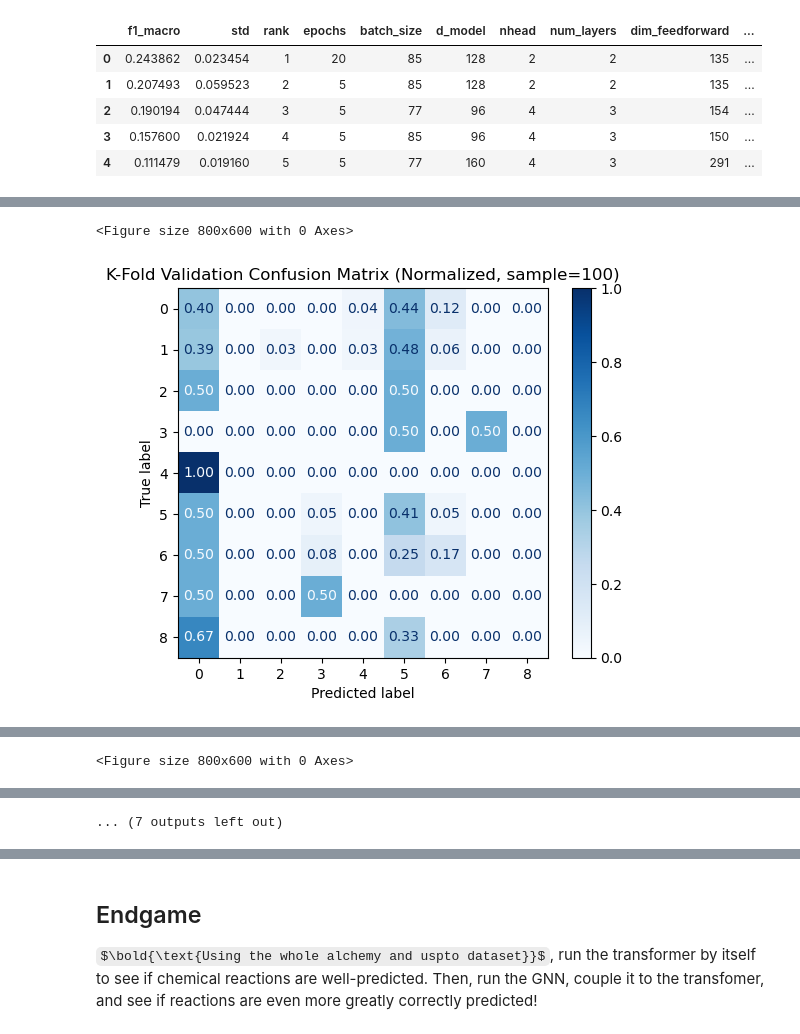
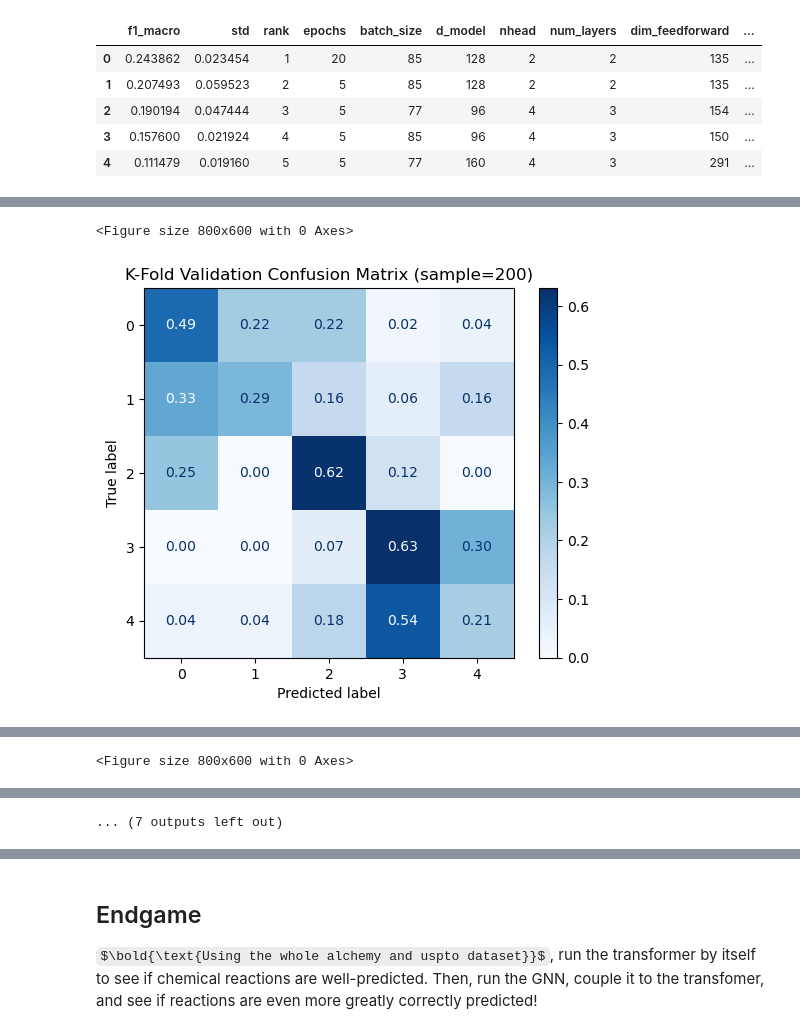
Before and after one commit to joshuatree-hub/Chem-C242-Final-Project-Organic-Reactions, a Jupyter notebook: gnn_development/gnn_and_transformer_final_draft.ipynb, the cells around one changed output, grey strips where cells are left out. Cells and saved outputs as stored; diff of their text form; code cells hidden in the pictures; some formulas as TeX source.

```diff
--- a/gnn_development/gnn_and_transformer_final_draft.ipynb
+++ b/gnn_development/gnn_and_transformer_final_draft.ipynb
@@ -560,7 +670,14 @@ else:
 Already saved graph_dataset and its featurizer.
 # %%
 if "graph_dataset" not in globals() or "featurizer" not in globals():
-    # pull out the calculation from storage
+
+    graph_dataset_path = "/Users/joshuahoang/Documents/Chem-C242-Final-Project-Organic-Reactions/gnn_development/cached_data/graph_dataset.pt"
+    graph_dataset = torch.load(graph_dataset_path) # this graph_dataset is quite large
+
+    featurizer_state_path = "/Users/joshuahoang/Documents/Chem-C242-Final-Project-Organic-Reactions/gnn_development/cached_data/featurizer_state.pt"
+    featurizer_state = torch.load(featurizer_state_path) # needs to be reconstructed below
+
+    # pull out the calculation from storage to make featurizer
     featurizer = AlchemyGraphFeaturizer(
     alchemy_elements=featurizer_state["alchemy_elements"],
     target_cols=featurizer_state["target_cols"],
@@ -1636,8 +1813,9 @@ for sample in [100, 500, 1000]:
             verbose=False,
             make_plots=False,   # disable internal plotting
             val_every=3,        # validate every 3 epochs
-            train_eval_every=3, # also evaluate train R² every 3 epochs
-            early_stopping_patience_epochs=15  # stop if val R² does not improve for ~15 epochs
+            train_eval_every=3, # also evaluate train r2 every 3 epochs
+            early_stopping_patience_epochs=15,  # stop if val R² does not improve for ~15 epochs
+            min_delta=1e-4
         )
 
         with open(cache_path, "wb") as f:
@@ -1770,2 +1988,0 @@ Class 10 only has 26 examples which is poor even if we reweight everything and i
-# %%
-reaction_types_df = reaction_types_df[reaction_types_df["category"] != 10].copy()
@@ -3632,25 +4231,26 @@ Loaded cached transformer search results.
 | 3 | 0.157600 | 0.021924 | 4 | 5 | 85 | 96 | 4 | 3 | 150 | ... |
 | 4 | 0.111479 | 0.019160 | 5 | 5 | 77 | 160 | 4 | 3 | 291 | ... |
 # %%
-for sample in [100, 500, 990]:
+for sample in [200, 500, 1000]:
 
-    cache_path = f"cached_data/transformer_kfold_sample_{sample}.pkl"
+    cache_path = f"cached_data/transformer_kfold_5class_sample_{sample}.pkl"
 
     if os.path.exists(cache_path):
         with open(cache_path, "rb") as f:
             results = pickle.load(f)
         print(f"\nLoaded cached results for sample={sample}")
+    else:
 
-    else:
         df_sample = stratified_sample_df(subset, n=sample, random_state=67)
 
         print(f"\nSample size = {sample}")
-        print(df_sample["category"].value_counts(normalize=True).sort_index())
+        print(df_sample["new_category"].value_counts(normalize=True).sort_index())
 
+        # tokenizer must be built on the dataframe being used
         tokenizer = ReactionTokenizer()
         tokenizer.build_vocab(df_sample)
 
-        # compute the longest reaction token sequence in this sample
+        # try to get the smallest max_len_seen param to make the end code faster
         max_len_seen = 0
         for _, row in df_sample.iterrows():
             tokens, _, _ = build_reaction_tokens(
@@ -3663,46 +4263,47 @@ for sample in [100, 500, 990]:
             max_len_seen = max(max_len_seen, len(tokens))
 
         results = KFoldCrossValidationTransformer(
-            model_class=ReactionTransformer,
-            df=df_sample,
-            tokenizer=tokenizer,
+        model_class=ReactionTransformer,
+        df=df_sample,
+        tokenizer=tokenizer,
 
-            include_gnn_vec=True,
-            k=3,
-            batch_size=85,
-            epochs=20,
-            lr=1.5e-3,
+        include_gnn_vec=True,
+        k=3,
+        batch_size=85,
+        epochs=20,
+        lr=1.5e-3,
 
-            device="mps",
-            show_progress=False,
-            verbose=False,
-            make_plots=False,   # disable internal plotting
+        device=device,
+        show_progress=False,
+        verbose=False,
+        make_plots=False,
 
-            random_state=67,
-            val_every=1,
-            train_eval_every=1,
+        random_state=67,
+        val_every=1,
+        train_eval_every=1,
 
-            use_class_weights=False,
-            use_weighted_sampling=True, # DEALS WITH CLASS IMBALANCE
-            gnn_dim=9,
+        use_class_weights=False,
+        use_weighted_sampling=True,
+        gnn_dim=9,
+        class_col="new_category",
 
-            model_kwargs={
-                "d_model": 128,
-                "nhead": 2,
-                "num_layers": 2,
-                "dim_feedforward": 135,
-                "dropout": 0.29,
-                "max_len": max_len_seen + 16,
-            }
+        model_kwargs={
+            "d_model": 128,
+            "nhead": 2,
+            "num_layers": 2,
+            "dim_feedforward": 135,
+            "dropout": 0.29,
+            "max_len": max_len_seen + 16,
+        }
         )
 
+        # save it so no rerun
         os.makedirs("cached_data", exist_ok=True)
         with open(cache_path, "wb") as f:
             pickle.dump(results, f)
-
         print(f"Saved cached results for sample={sample}")
 
-    # plot after load or run
+    # loss
     plt.figure()
     plt.plot(results["avg_train_losses"], label="Average Train Loss")
     plt.plot(results["avg_val_losses"], label="Average Validation Loss")
@@ -3713,6 +4314,7 @@ for sample in [100, 500, 990]:
     plt.grid(True)
     plt.show()
 
+    # accuracy
     plt.figure()
     plt.plot(results["avg_train_accs"], label="Train Accuracy")
     plt.plot(results["avg_val_accs"], label="Validation Accuracy")
@@ -3723,6 +4325,7 @@ for sample in [100, 500, 990]:
     plt.grid(True)
     plt.show()
 
+    # f1 curves
     plt.figure()
     plt.plot(results["avg_train_f1s"], label="Train Macro-F1")
     plt.plot(results["avg_val_f1s"], label="Validation Macro-F1")
@@ -3733,11 +4336,16 @@ for sample in [100, 500, 990]:
     plt.grid(True)
     plt.show()
 
-    cm = confusion_matrix(results["val_labels"].numpy(), results["val_preds"].numpy(), normalize="true")
+    # confusion matrix
+    cm = confusion_matrix(
+        results["val_labels"].numpy(),
+        results["val_preds"].numpy(),
+        normalize="true"
+    )
     plt.figure(figsize=(8, 6))
     disp = ConfusionMatrixDisplay(confusion_matrix=cm)
     disp.plot(cmap="Blues", values_format=".2f")
-    plt.title(f"K-Fold Validation Confusion Matrix (Normalized, sample={sample})")
+    plt.title(f"K-Fold Validation Confusion Matrix (sample={sample})")
     plt.grid(False)
     plt.show()
 
@@ -3751,2 +4359,2 @@ Loaded cached results for sample=100
 <Figure size 800x600 with 0 Axes>
-[figure, old version]
+[figure, new version]
```
Also changed, not shown: parts of 40 cells of this notebook, 14 other files.
